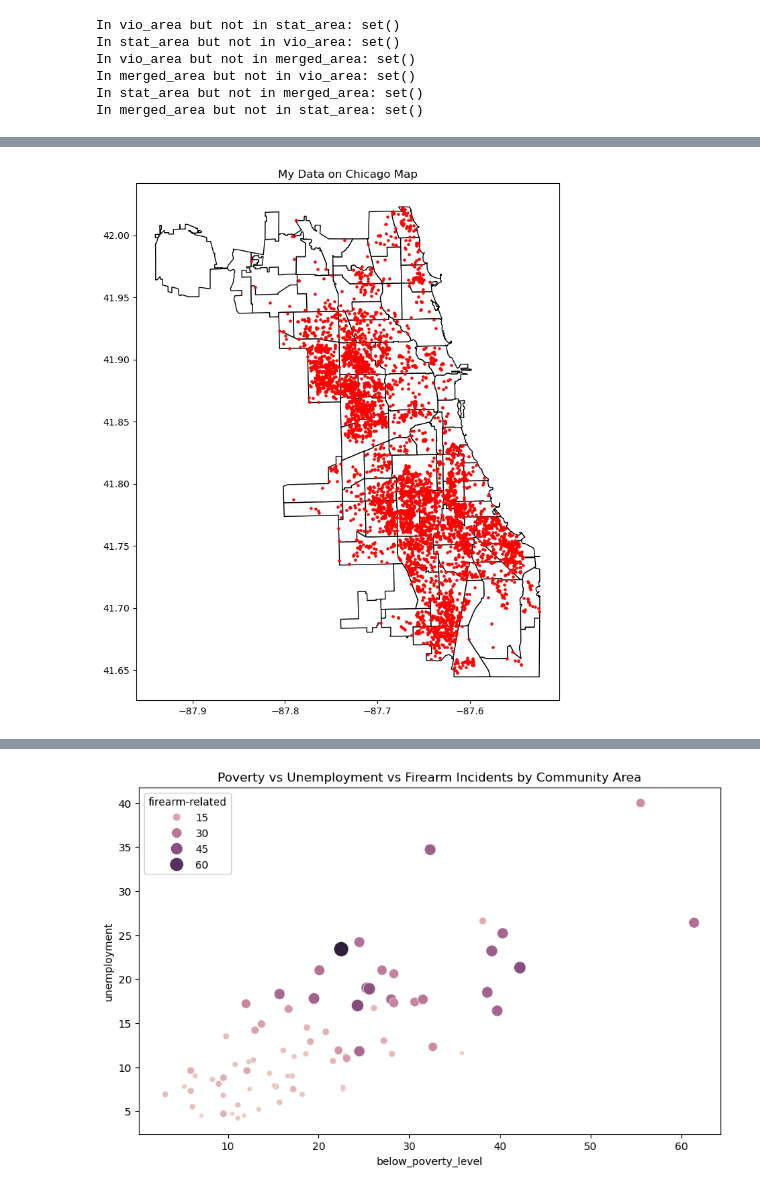
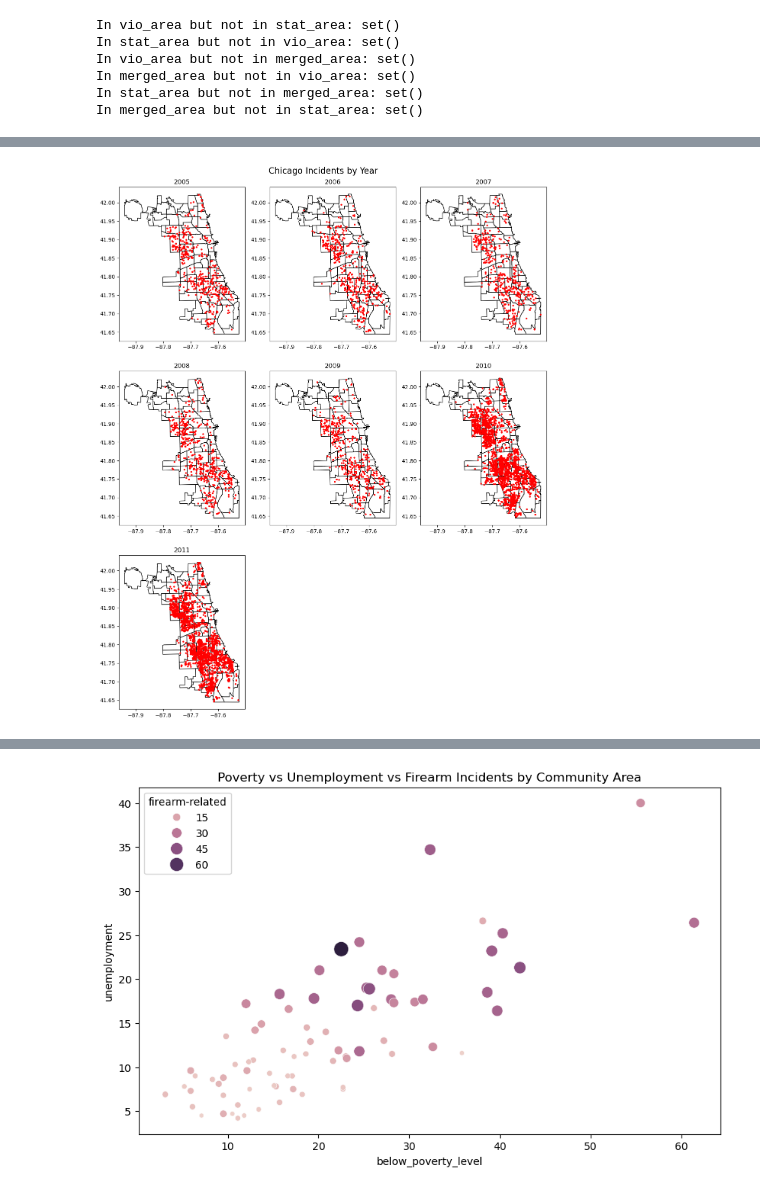
Before and after one commit to YoyoLin008/Lin-Lin, a Jupyter notebook: Datasets/Combined.ipynb, the cells around one changed output, grey strips where cells are left out. Saved outputs shown, nothing was run; the diff lists cells and outputs as text; code cells hidden in the pictures.

```diff
--- a/Datasets/Combined.ipynb
+++ b/Datasets/Combined.ipynb
@@ -52,13 +80,11 @@ df_stat["community_area_name"] = df_stat["community_area_name"].apply(to_upperca
 crosswalk = (df_stat[["community_area", "community_area_name"]].drop_duplicates()
              .set_index("community_area_name")["community_area"].to_dict())
 
-# Step 4: Filter the df_stat with our desired year(2005-2010).
-# Convert to datetime.
+# Step 4: Convert to datetime.
 df_vio["date"] = pd.to_datetime(df_vio["date"], format="%m/%d/%Y %I:%M:%S %p")
 df_vio["date_only"] = df_vio["date"].dt.date
 df_vio["year"] = df_vio["date"].dt.year
 #df_vio["time"] = df_vio["date"].dt.time
-
 
 # Step 5: Combine the two datasets with keys.
 df_merged = pd.merge(df_vio, df_stat, left_on="community_area", right_on="community_area_name")
@@ -83,11 +109,11 @@ print("In merged_area but not in vio_area:", merged_set - vio_set)
 print("In stat_area but not in merged_area:", stat_set - merged_set)
 print("In merged_area but not in stat_area:", merged_set - stat_set)
 
-# Step 8: Filter the time period where both datasets overlap (2005 to 2010).
-df_merged = df_merged[(df_merged["year"] >= 2005) & (df_merged["year"] <= 2010)]
+# Step 7: Filter the time period where both datasets overlap (2005 to 2010).
+df_merged = df_merged[(df_merged["year"] >= 2005) & (df_merged["year"] <= 2011)]
 
 # Save the merged file if needed.
-df_merged.to_csv("merged.csv")
+#df_merged.to_csv("merged.csv")
 
 
 # Output the results.
@@ -99,7 +125,7 @@ df_merged.to_csv("merged.csv")
 #df_stat["community_area_name"].value_counts()
 #df_stat.dtypes
 #df_merged.head(5)
-#df_merged.head(5)
+# df_merged.shape
 # %% [output]
 In vio_area but not in stat_area: set()
 In stat_area but not in vio_area: set()
@@ -110,25 +162,70 @@ In merged_area but not in stat_area: set()
 # %%
 # Method comes from: https://towardsdatascience.com/plotting-maps-with-geopandas-428c97295a73/
 # Chicago polygons.
 chicago = gpd.read_file(geodatasets.get_path("geoda.chicago_commpop"))
-
-df_merged = df_merged[(df_merged["year"] >= 2005) & (df_merged["year"] <= 2010)]
 
 # Convert data to a GeoDataFrame.
 geometry = [Point(xy) for xy in zip(df_merged["longitude"], df_merged["latitude"])]
 geo_df = gpd.GeoDataFrame(df_merged, geometry=geometry)
 geo_df.set_crs(epsg=4326, inplace=True)
 geo_df = geo_df.to_crs(chicago.crs)
 
-fig, ax = plt.subplots(figsize=(10, 10))
+# fig, ax = plt.subplots(figsize=(10, 10))
 
-# Base map.
-chicago.plot(ax=ax, color="white", edgecolor="black")
+# # Base map.
+# chicago.plot(ax=ax, color="white", edgecolor="black")
 
-# Data.
-geo_df.plot(ax=ax, color="red", markersize=5)
+# # Data.
+# geo_df.plot(ax=ax, color="red", markersize=5)
 
-plt.title("My Data on Chicago Map")
+# plt.title("My Data on Chicago Map")
+# plt.show()
+
+# # Assign each point to a community area.
+# joined = gpd.sjoin(geo_df, chicago, how="left", predicate='within')
+
+# # Count points per community area.
+# counts = joined.groupby("community")[['geometry']].count().rename(columns={'geometry': 'point_count'})
+
+# # Merge counts back to chicago polygons.
+# chicago_counts = chicago.merge(counts, left_on="community", right_index=True, how="left")
+# chicago_counts['point_count'] = chicago_counts['point_count'].fillna(0)  # fill NaN with 0
+
+# # Plot choropleth.
+# fig, ax = plt.subplots(figsize=(10, 10))
+# chicago_counts.plot(column='point_count', ax=ax, cmap='OrRd', edgecolor='black', legend=True)
+# plt.title("Number of Points per Community Area in Chicago")
+# plt.show()
+
+years = sorted(geo_df["year"].dropna().unique())
+
+# Set up the rows and columns for the subplot.
+n_cols = 3
+n_rows = int(np.ceil(len(years) / n_cols))
+
+fig, axes = plt.subplots(n_rows, n_cols, figsize=(12, 5 * n_rows))
+axes = axes.flatten()
+
+for i, year in enumerate(years):
+    ax = axes[i]
+
+    # Filter data for that year.
+    subset = geo_df[geo_df["year"] == year]
+
+    # Base map.
+    chicago.plot(ax=ax, color="white", edgecolor="black")
+
+    # Points.
+    subset.plot(ax=ax, color="red", markersize=5)
+
+    ax.set_title(f"{year}")
+
+# Remove empty subplots.
+for j in range(i + 1, len(axes)):
+    fig.delaxes(axes[j])
+
+plt.suptitle("Chicago Incidents by Year", fontsize=16)
+plt.tight_layout()
 plt.show()
 # %% [output]
-[figure, old version]
+[figure, new version]
```
Also changed, not shown: parts of 29 cells of this notebook.
